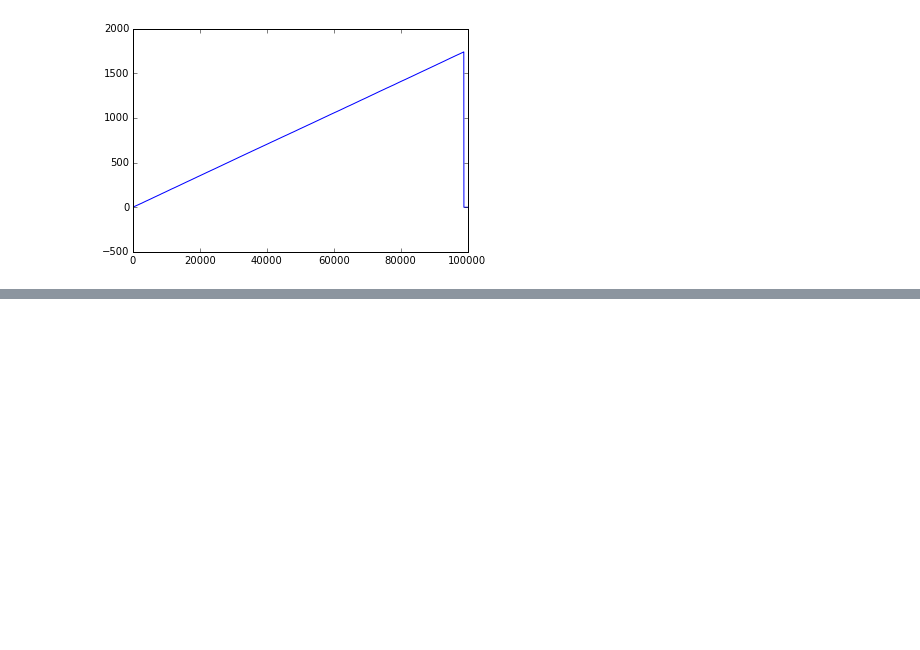
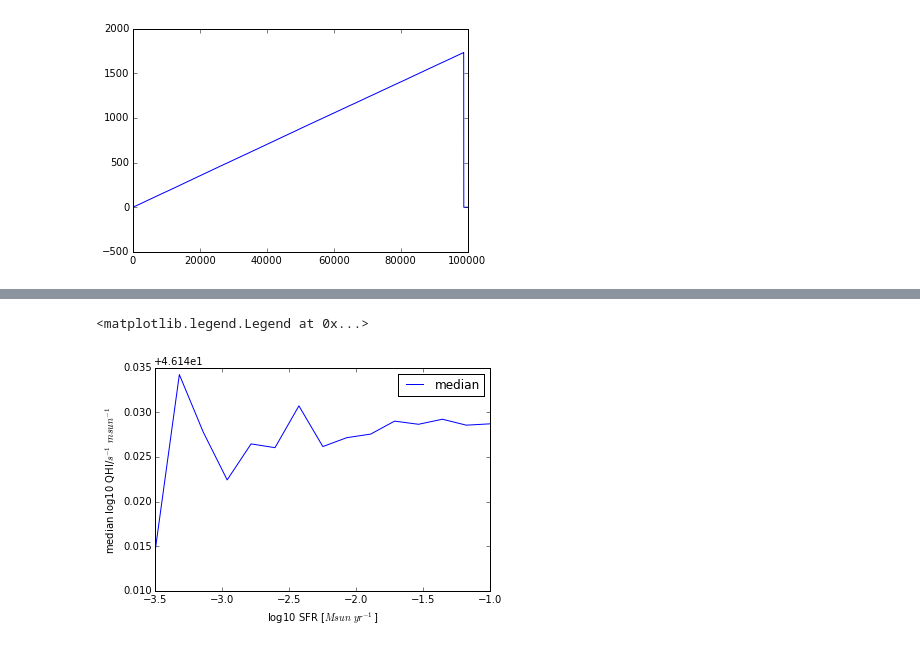
Before and after one commit to astroandes/SimpleStochasticity, a Jupyter notebook: src/simple.ipynb, the cells around one changed output, grey strips where cells are left out. Cells and saved outputs as stored; diff of their text form; code cells hidden in the pictures; blank space fills up the shorter version.

```diff
--- a/src/simple.ipynb
+++ b/src/simple.ipynb
@@ -215,0 +231,8 @@ legend(loc=3)
+# %%
+plot(log10(mass_batch/1E6), log10(median_Q) , label="median")
+xlabel(r"log10 SFR [$Msun\ yr^{-1}$]")
+ylabel(r"median log10 QHI/$s^{-1}\ msun^{-1}$ ")
+legend()
+# %% [output]
+<matplotlib.legend.Legend at 0x...>
+[figure, added]
```
Also changed, not shown: parts of 10 cells of this notebook.
